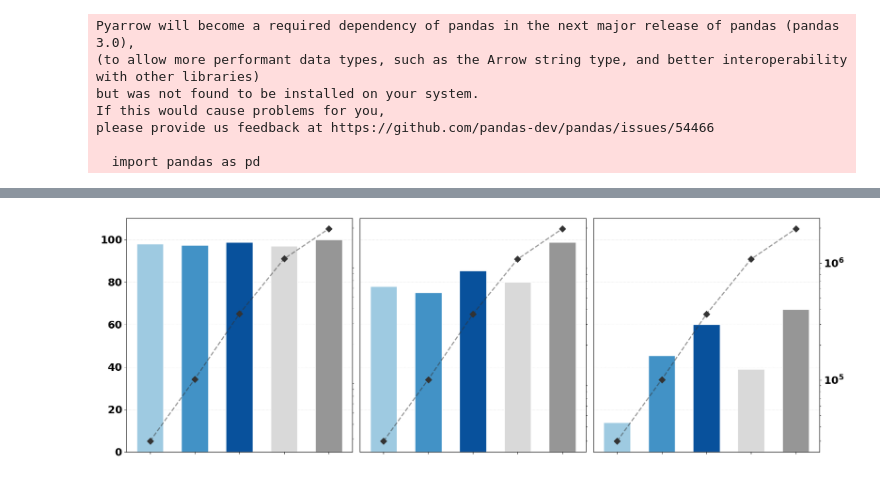
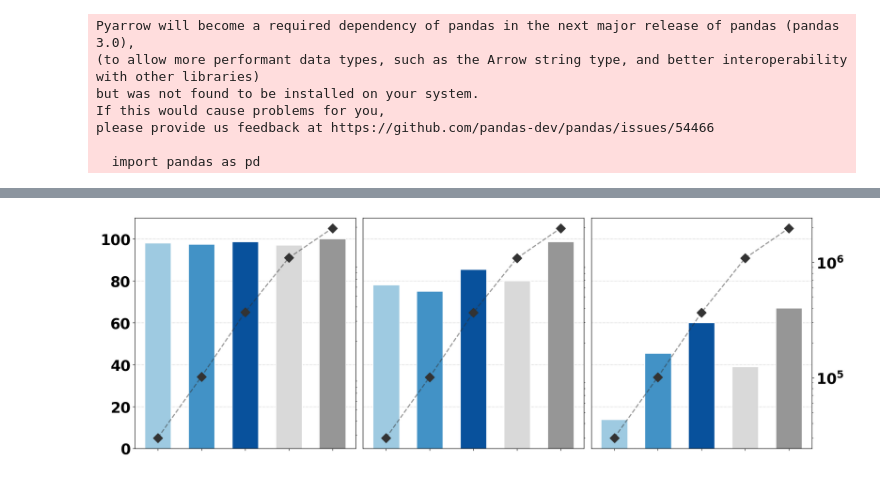
Before and after one commit to yuuharu11/LNN-control, a Jupyter notebook: robomimic/myscript/make-graph/success_rate-model_size.ipynb, the cells around one changed output, grey strips where cells are left out. Drawn from its saved outputs; the diff is of its cells as text; code cells hidden in the pictures.

```diff
--- a/robomimic/myscript/make-graph/success_rate-model_size.ipynb
+++ b/robomimic/myscript/make-graph/success_rate-model_size.ipynb
@@ -175,10 +175,10 @@ import numpy as np
 
 # --- 1. スタイル設定 ---
 plt.rcParams.update({
-    "xtick.labelsize": 14,
-    "ytick.labelsize": 18,
-    "axes.labelsize": 18,
-    "axes.titlesize": 18,
+    "xtick.labelsize": 25,
+    "ytick.labelsize": 25,
+    "axes.labelsize": 25,
+    "axes.titlesize": 25,
     "axes.titleweight": "bold",
     "font.weight": "bold",
     "axes.labelweight": "bold",
@@ -258,7 +258,7 @@ def plot_dual_axis_bar():
         ax2.scatter(
             x, params,
             marker="D",
-            s=60,
+            s=130,
             color="#333333",
             zorder=3,
         )
@@ -274,32 +274,32 @@ def plot_dual_axis_bar():
         ax1.grid(
             which="both",
             axis="y",
             linestyle=":",
-            alpha=0.5,
+            alpha=1.0,
             zorder=0
         )
 
         # =========================
         # 軸数字の表示制御
         # =========================
 
         # 左軸：一番左のみ
         if i != 0:
             ax1.set_yticklabels([])
             ax1.tick_params(axis="y", length=0)
             ax1.set_ylabel("")
 
         # 右軸：一番右のみ
         if i != len(axes) - 1:
             ax2.set_yticklabels([])
             ax2.tick_params(axis="y", length=0)
             ax2.set_ylabel("")
 
     plt.tight_layout()
     plt.show()
 
 
 # 実行
 plot_dual_axis_bar()
 # %% [output]
-[figure, old version]
+[figure, new version]
```
Also changed, not shown: parts of 1 cell of this notebook, 56 other files.
